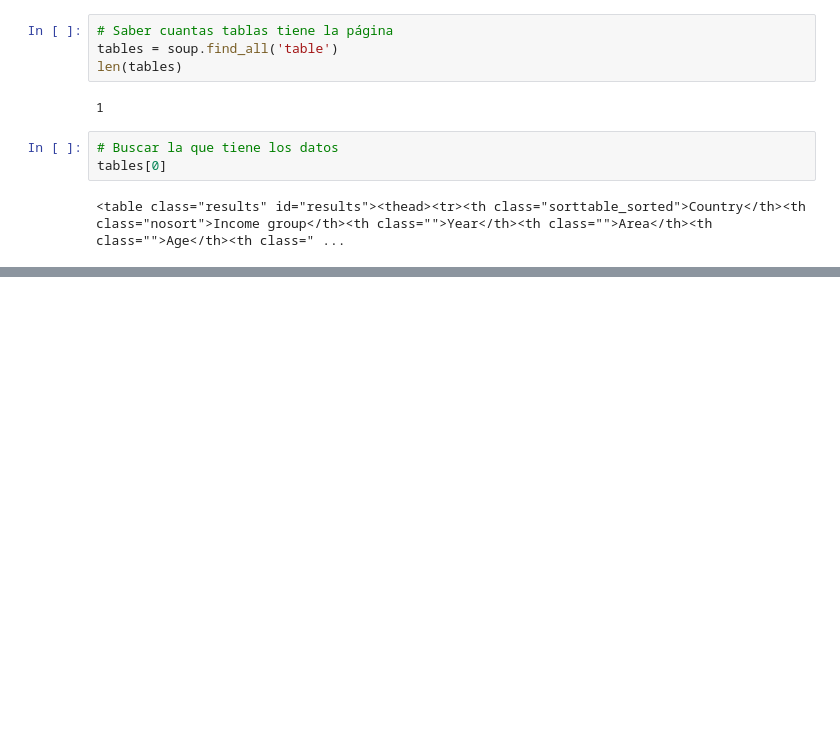
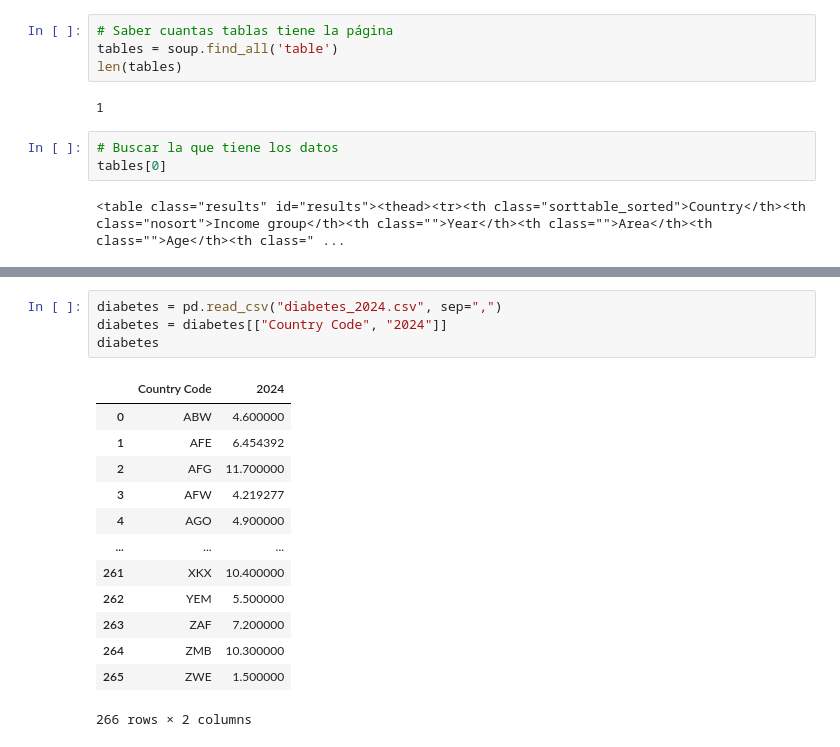
Before and after one commit to Jimenez73/Proyecto_InfoVis_Grupo15, a Jupyter notebook: datos/sprapeo.ipynb, the cells around one changed output, grey strips where cells are left out. Drawn from its saved outputs; the diff is of its cells as text; blank space fills up the shorter version.

```diff
--- a/datos/sprapeo.ipynb
+++ b/datos/sprapeo.ipynb
@@ -99,0 +86,18 @@ df
+# %%
+diabetes = pd.read_csv("diabetes_2024.csv", sep=",")
+diabetes = diabetes[["Country Code", "2024"]]
+diabetes
+# %% [output]
+|  | Country Code | 2024 |
+| 0 | ABW | 4.600000 |
+| 1 | AFE | 6.454392 |
+| 2 | AFG | 11.700000 |
+| 3 | AFW | 4.219277 |
+| 4 | AGO | 4.900000 |
+| ... | ... | ... |
+| 261 | XKX | 10.400000 |
+| 262 | YEM | 5.500000 |
+| 263 | ZAF | 7.200000 |
+| 264 | ZMB | 10.300000 |
+| 265 | ZWE | 1.500000 |
+266 rows × 2 columns
```
Also changed, not shown: parts of 5 cells of this notebook, 4 other files.
